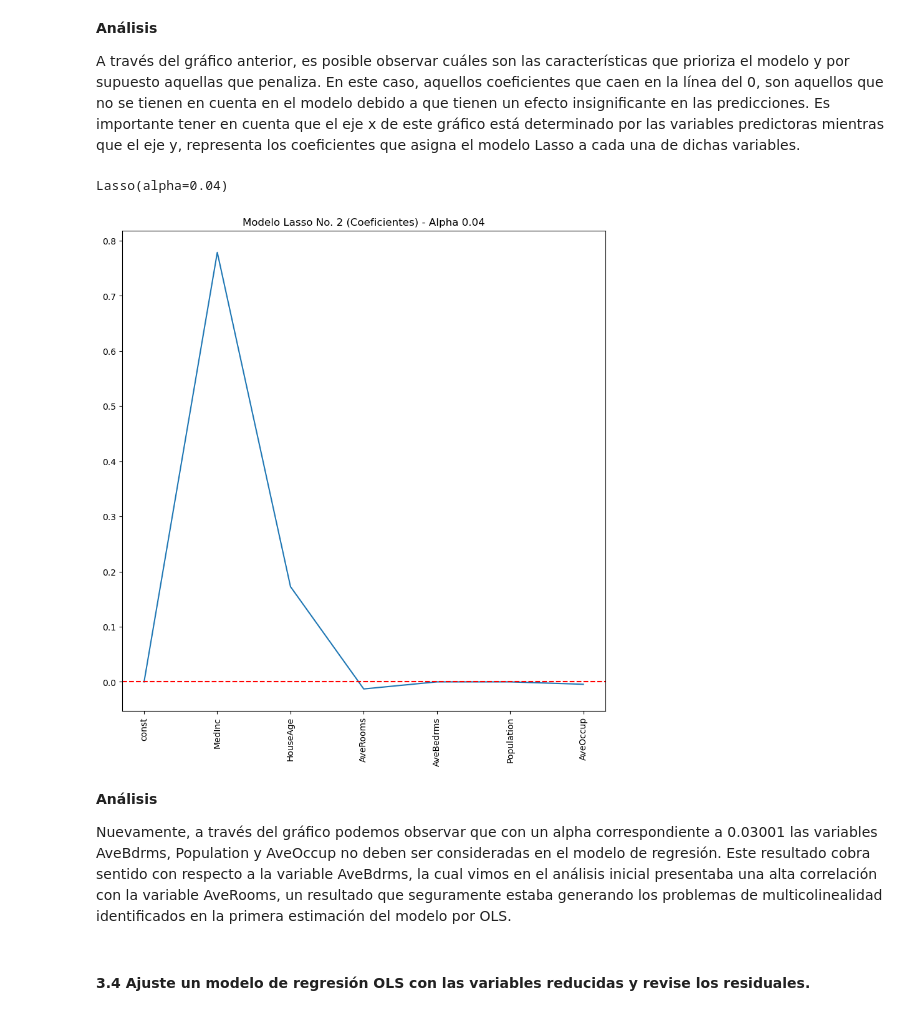
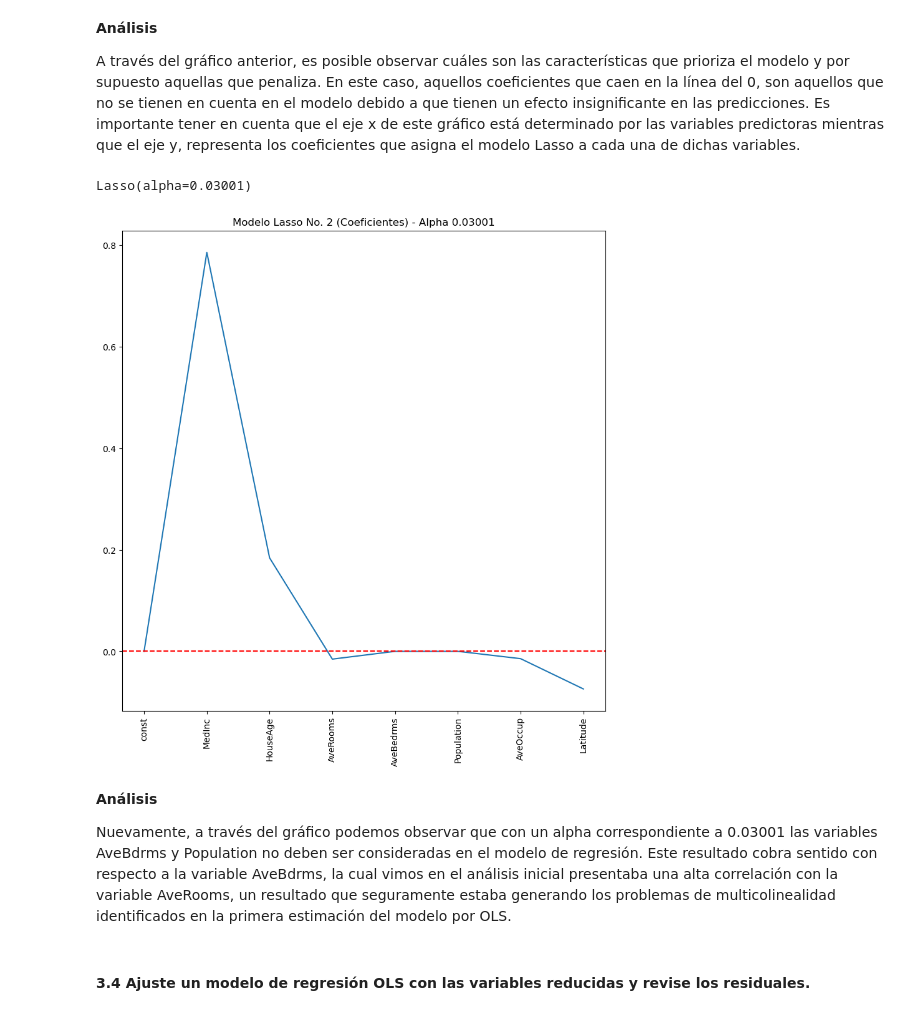
Before and after one commit to Daniel1martinez2/mcd-analisis-cuantitativo-evaluacion-1, a Jupyter notebook: punto3.ipynb, the cells around one changed output. Cells and saved outputs as stored; diff of their text form; code cells hidden in the pictures.

```diff
--- a/punto3.ipynb
+++ b/punto3.ipynb
@@ -399,7 +399,7 @@ print(df_X_estandar.head())
 3  -1.337818
 4  -1.337818
 # %%
-X = df_X_estandar.drop(["Longitude", "Latitude"], axis=1)
+X = df_X_estandar.drop(["Longitude"], axis=1)
 y = df_Y
 # %%
 #Se añade una columna de 1's para poder tener el término independiente
@@ -448,7 +448,7 @@ threshold = 0.01
 Definimos la secuencia en la cual se va a iterar sobre alpha. Este valor
 determina el grado de penalización que realizará la regresión LASSO'''
 
-alphas = np.arange(0.01, 0.07, 0.01) #Valor inicial, valor final y tamaño del intervalo
+alphas = np.arange(0.00001, 1, 0.01) #Valor inicial, valor final y tamaño del intervalo
 
 '''Tercero:
 
@@ -510,7 +510,7 @@ Dado lo anterior, observamos que con un alpha de 0.04 el modelo penaliza la vari
 # %%
-# Modelo Lasso - Alpha 0.02
+# Modelo Lasso - Alpha 0.02001
 
-lasso_uno = Lasso(alpha=0.02)
+lasso_uno = Lasso(alpha=0.02001)
 
 lasso_uno.fit(X,y)
 # %% [output]
@@ -531,28 +531,28 @@ plt.show()
 
 A través del gráfico anterior, es posible observar cuáles son las características que prioriza el modelo y por supuesto aquellas que penaliza. En este caso, aquellos coeficientes que caen en la línea del 0, son aquellos que no se tienen en cuenta en el modelo debido a que tienen un efecto insignificante en las predicciones. Es importante tener en cuenta que el eje x de este gráfico está determinado por las variables predictoras mientras que el eje y, representa los coeficientes que asigna el modelo Lasso a cada una de dichas variables.
 # %%
-# Modelo Lasso - Alpha 0.04
+# Modelo Lasso - Alpha 0.03001
 
-lasso_dos = Lasso(alpha=0.04)
+lasso_dos = Lasso(alpha=0.03001)
 
 lasso_dos.fit(X,y)
 # %% [output]
-Lasso(alpha=0.04)
+Lasso(alpha=0.03001)
 # %%
 #Gráficamente
 
 plt.figure(figsize=(10, 10))
 plt.plot(X.columns, lasso_dos.coef_)
 plt.axhline(y=0, color='red', linestyle='--') #Se plantea una línea roja en 0
 plt.xticks(rotation=90)
-plt.title("Modelo Lasso No. 2 (Coeficientes) - Alpha 0.04")
+plt.title("Modelo Lasso No. 2 (Coeficientes) - Alpha 0.03001")
 plt.show()
 # %% [output]
-[figure, old version]
+[figure, new version]
 # %% [markdown]
 **Análisis**
 
-Nuevamente, a través del gráfico podemos observar que con un alpha correspondiente a 0.03001 las variables AveBdrms, Population y AveOccup no deben ser consideradas en el modelo de regresión. Este resultado cobra sentido con respecto a la variable AveBdrms, la cual vimos en el análisis inicial presentaba una alta correlación con la variable AveRooms, un resultado que seguramente estaba generando los problemas de multicolinealidad identificados en la primera estimación del modelo por OLS.
+Nuevamente, a través del gráfico podemos observar que con un alpha correspondiente a 0.03001 las variables AveBdrms y Population no deben ser consideradas en el modelo de regresión. Este resultado cobra sentido con respecto a la variable AveBdrms, la cual vimos en el análisis inicial presentaba una alta correlación con la variable AveRooms, un resultado que seguramente estaba generando los problemas de multicolinealidad identificados en la primera estimación del modelo por OLS.
 # %% [markdown]
 #### **3.4** Ajuste un modelo de regresión OLS con las variables reducidas y revise los residuales.
 # %% [markdown]
```
Also changed, not shown: parts of 35 cells of this notebook.
